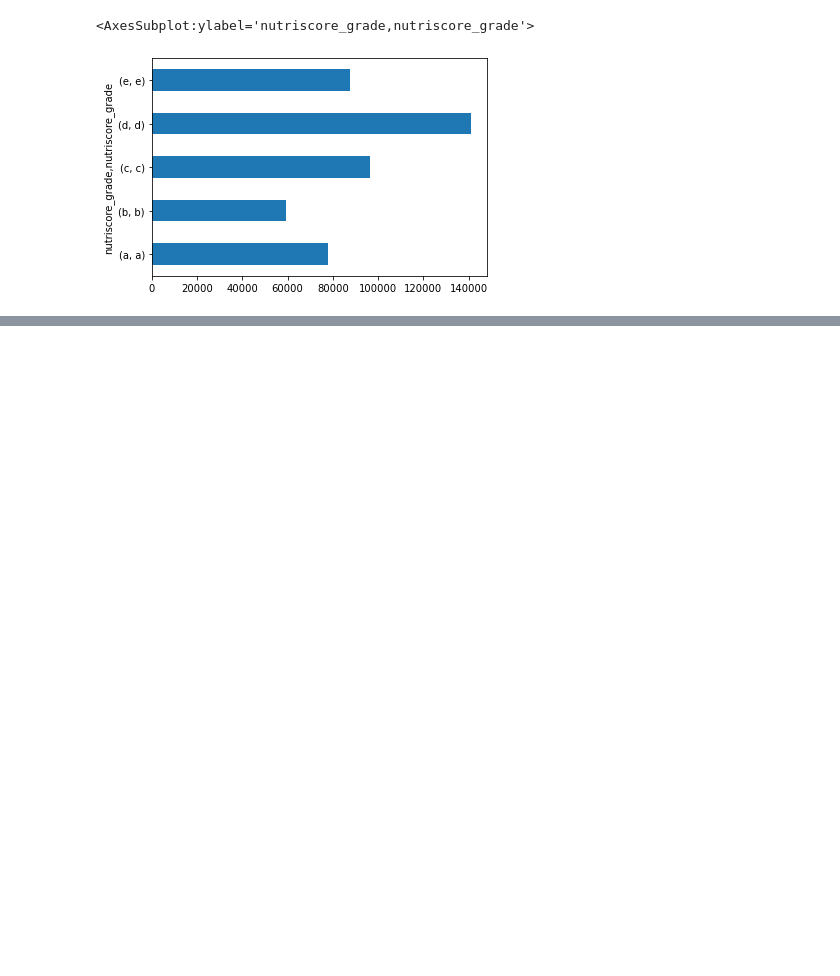
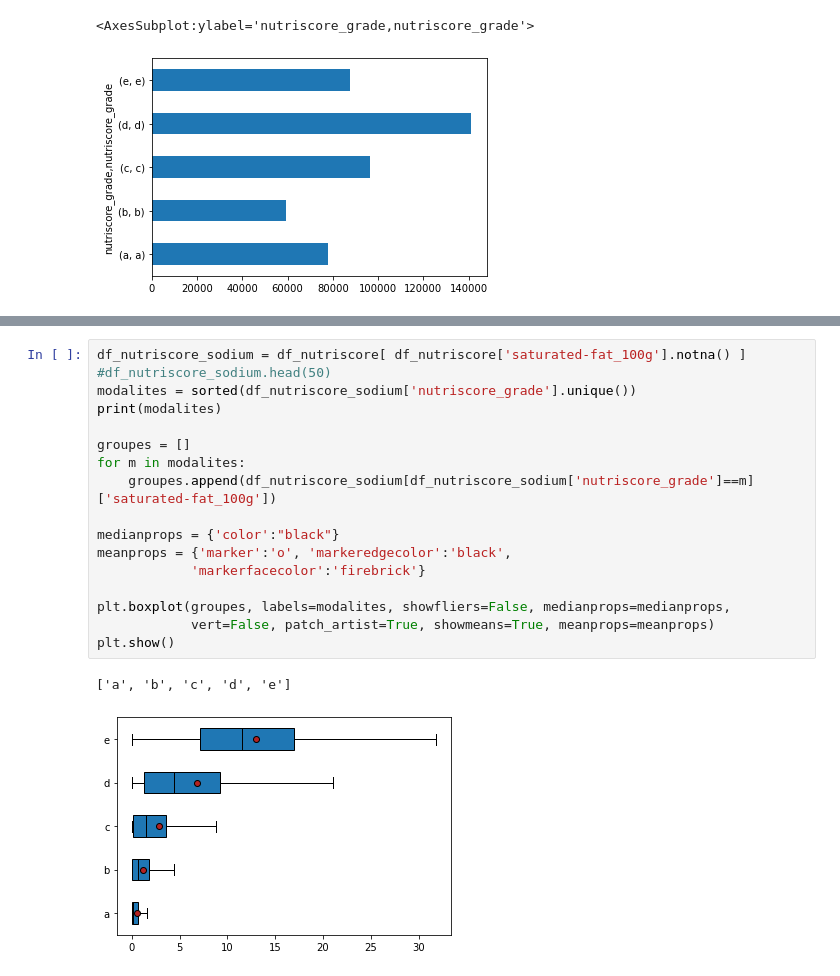
Before and after one commit to benprieur/Jupyter, a Jupyter notebook: Projet 2.ipynb, the cells around one changed output, grey strips where cells are left out. Saved outputs shown, nothing was run; the diff lists cells and outputs as text; blank space fills up the shorter version.

```diff
--- a/Projet 2.ipynb
+++ b/Projet 2.ipynb
@@ -206,0 +247,20 @@ print(p)
+# %%
+df_nutriscore_sodium = df_nutriscore[ df_nutriscore['saturated-fat_100g'].notna() ]
+#df_nutriscore_sodium.head(50)
+modalites = sorted(df_nutriscore_sodium['nutriscore_grade'].unique())
+print(modalites)
+
+groupes = []
+for m in modalites:
+    groupes.append(df_nutriscore_sodium[df_nutriscore_sodium['nutriscore_grade']==m]['saturated-fat_100g'])
+
+medianprops = {'color':"black"}
+meanprops = {'marker':'o', 'markeredgecolor':'black',
+            'markerfacecolor':'firebrick'}
+
+plt.boxplot(groupes, labels=modalites, showfliers=False, medianprops=medianprops,
+            vert=False, patch_artist=True, showmeans=True, meanprops=meanprops)
+plt.show()
+# %% [output]
+['a', 'b', 'c', 'd', 'e']
+[figure, added]
```
Also changed, not shown: parts of 14 cells of this notebook.
